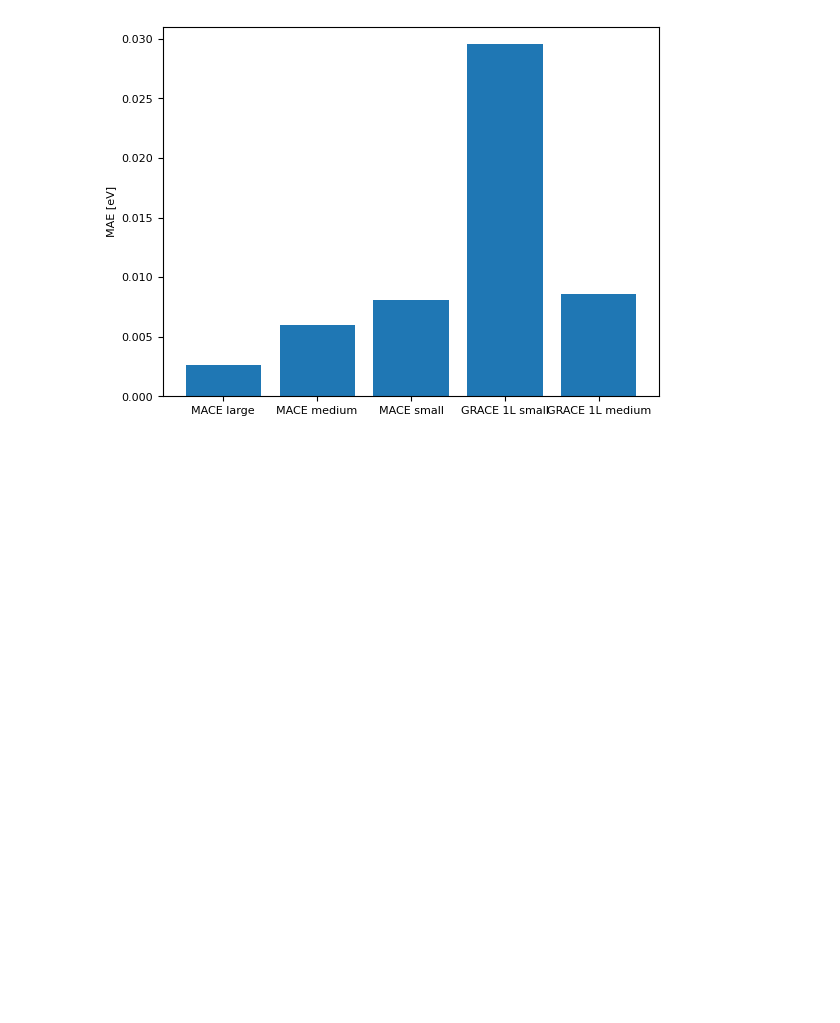
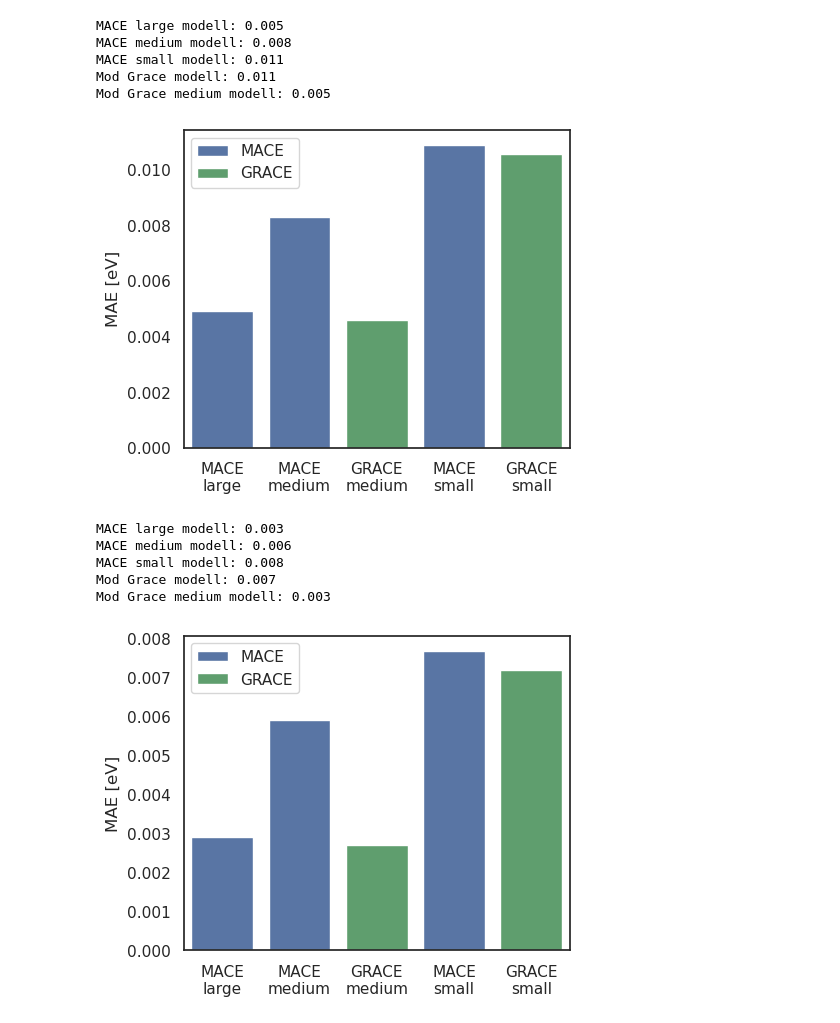
Before and after one commit to heid-lab/grace-off, a Jupyter notebook: analysis/torsions.ipynb, the cells around one changed output. Drawn from its saved outputs; the diff is of its cells as text; code cells hidden in the pictures; blank space fills up the shorter version.

Commit message:
updated torsion script

```diff
--- a/analysis/torsions.ipynb
+++ b/analysis/torsions.ipynb
@@ -29,0 +47,19 @@ data = h5py.File('../data/Biaryl-SPICE.hdf5', 'r')
+# %%
+## Models to investigate
+# MACE models for comparison
+calc_mae_large = MACECalculator(
+    model_paths=f"{model_path}/MACE-OFF23_large.model", device="cuda"
+)
+calc_mace_medium = MACECalculator(
+    model_paths=f"{model_path}/MACE-OFF24_medium.model", device="cuda"
+)
+calc_mace_small = MACECalculator(
+    model_paths=f"{model_path}/MACE-OFF23_small.model", device="cuda"
+)
+# GRACE models
+calc_grace_small = TPCalculator(
+    model="/share/theochem/johannes.karwounopoulos/4d_test/train_grace/2_layer/intermediate_b_off_small/seed/1/saved_model/"
+)
+calc_grace_medium = TPCalculator(
+    model="/share/theochem/johannes.karwounopoulos/4d_test/train_grace/2_layer/intermediate_b_off_medium/seed/1/saved_model/"
+)
@@ -101,15 +259,35 @@ No dtype selected, switching to float64 to match model dtype.
 # %%
+(
+    diff_mace_large,
+    diff_mace_medium,
+    diff_mace_small,
+    diff_grace_small,
+    diff_grace_medium,
+) = calculate_energies_for_torsions(data_tnet)
 
+plot_bar_chart(
+    diff_mace_large,
+    diff_mace_medium,
+    diff_mace_small,
+    diff_grace_small,
+    diff_grace_medium,
+    data_tnet,
+)
 
-print("MACE large modell:", round(np.mean(np.abs(diff_mace_large)), 3))
-print("MACE medium modell:", round(np.mean(np.abs(diff_mace_medium)), 3))
-print("MACE small modell:", round(np.mean(np.abs(diff_mace_small)), 3))
-print("Mod Grace modell:", round(np.mean(np.abs(diff_grace_1layer_small)), 3))
-print("Mod Grace medium modell:", round(np.mean(np.abs(diff_grace_1layer_medium)), 3))
+(
+    diff_mace_large,
+    diff_mace_medium,
+    diff_mace_small,
+    diff_grace_small,
+    diff_grace_medium,
+) = calculate_energies_for_torsions(data_biaryl)
 
-
-plt.bar(["MACE large", "MACE medium", "MACE small", "GRACE 1L small", "GRACE 1L medium"], [np.mean(np.abs(diff_mace_large)), np.mean(np.abs(diff_mace_medium)), np.mean(np.abs(diff_mace_small)), np.mean(np.abs(diff_grace_1layer_small)), np.mean(np.abs(diff_grace_1layer_medium))])
-plt.ylabel("MAE [eV]")
-# plt.yscale("log")
-plt.show()
+plot_bar_chart(
+    diff_mace_large,
+    diff_mace_medium,
+    diff_mace_small,
+    diff_grace_small,
+    diff_grace_medium,
+    data_biaryl,
+)
 # %% [output]
@@ -121 +299,12 @@ Mod Grace medium modell: 0.009
+MACE large modell: 0.005
+MACE medium modell: 0.008
+MACE small modell: 0.011
+Mod Grace modell: 0.011
+Mod Grace medium modell: 0.005
-[figure, old version]
+[figure, new version]
+MACE large modell: 0.003
+MACE medium modell: 0.006
+MACE small modell: 0.008
+Mod Grace modell: 0.007
+Mod Grace medium modell: 0.003
+[figure, added]
```
Also changed, not shown: parts of 11 cells of this notebook.
